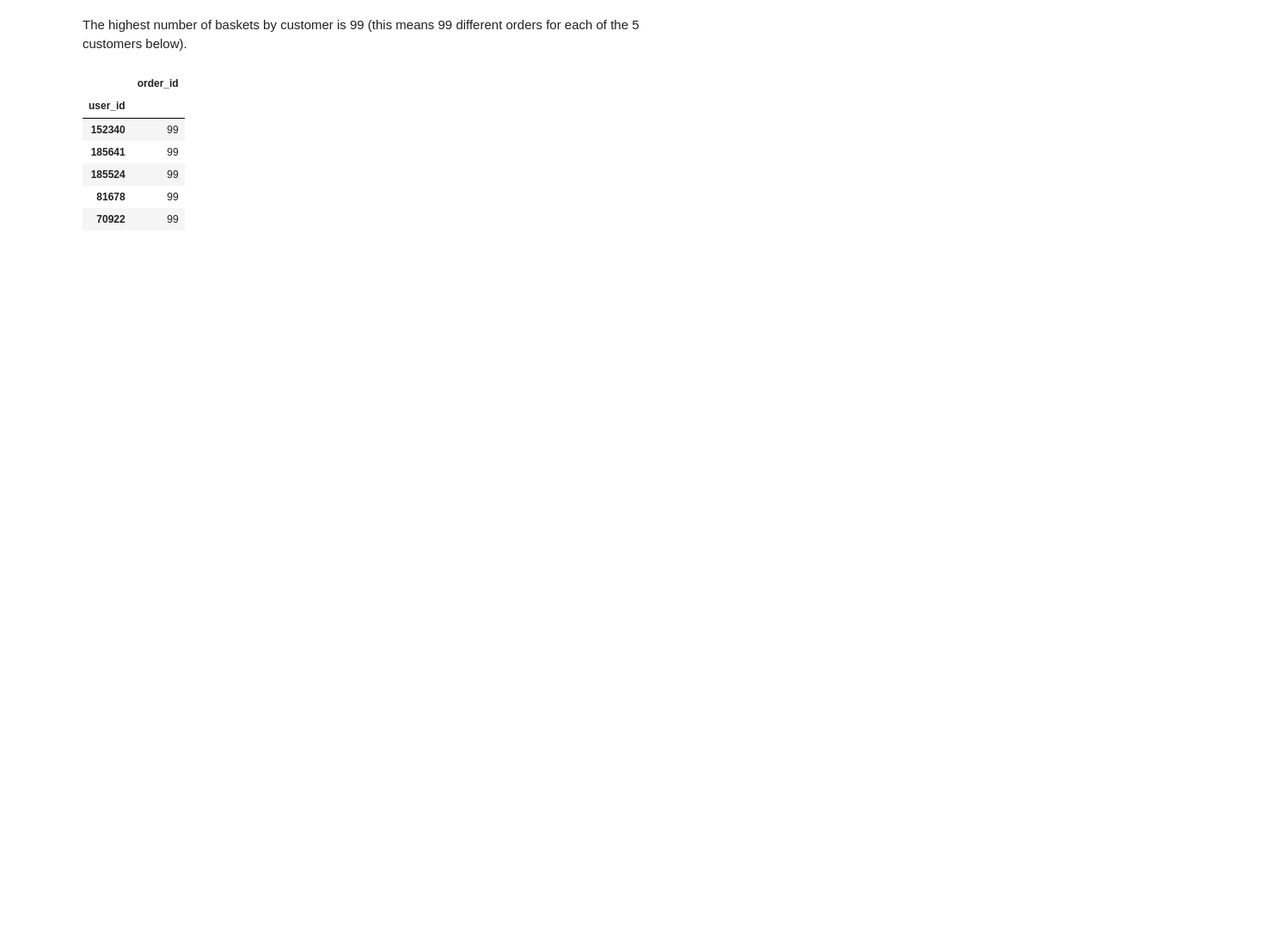
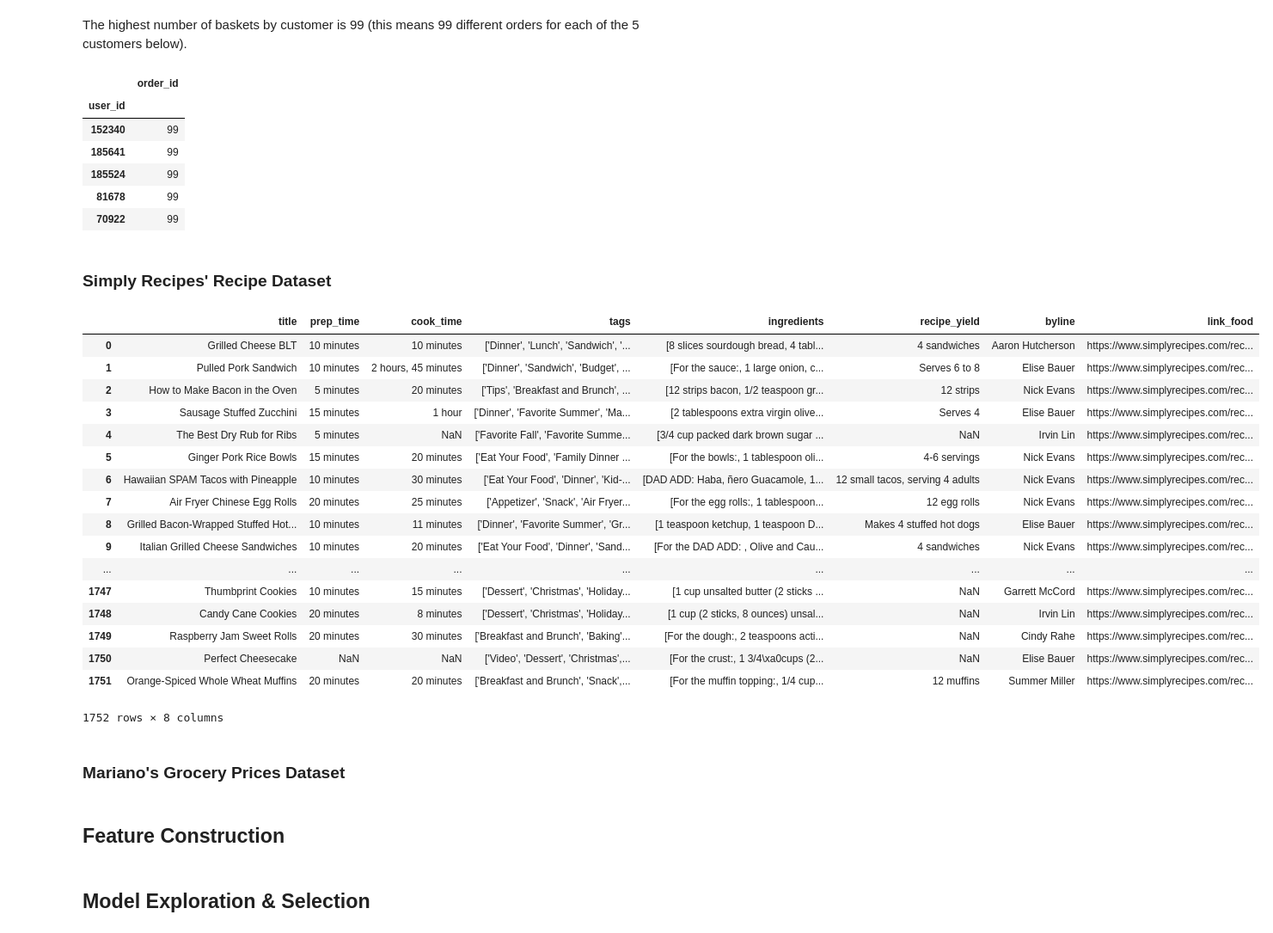
Before and after one commit to mberrien-fitzsimons/recipe_recommendation_system, a Jupyter notebook: notebooks/04_reports/20190911-DRAFT-final-report.ipynb, the cells around one changed output. Shown at 86% size. Saved outputs shown, nothing was run; the diff lists cells and outputs as text; code cells hidden in the pictures; blank space fills up the shorter version.

```diff
--- a/notebooks/04_reports/20190911-DRAFT-final-report.ipynb
+++ b/notebooks/04_reports/20190911-DRAFT-final-report.ipynb
@@ -161,3 +155,32 @@ pd.DataFrame(instacart_baskets.groupby('user_id')['order_id']\
 | 185524 | 99 |
 | 81678 | 99 |
 | 70922 | 99 |
+# %% [markdown]
+### Simply Recipes' Recipe Dataset
+# %%
+recipes_sr_inter
+# %% [output]
+|  | title | prep_time | cook_time | tags | ingredients | recipe_yield | byline | link_food |
+| 0 | Grilled Cheese BLT | 10 minutes | 10 minutes | ['Dinner', 'Lunch', 'Sandwich', '... | [8 slices sourdough bread, 4 tabl... | 4 sandwiches | Aaron Hutcherson | https://www.simplyrecipes.com/rec... |
+| 1 | Pulled Pork Sandwich | 10 minutes | 2 hours, 45 minutes | ['Dinner', 'Sandwich', 'Budget', ... | [For the sauce:, 1 large onion, c... | Serves 6 to 8 | Elise Bauer | https://www.simplyrecipes.com/rec... |
+| 2 | How to Make Bacon in the Oven | 5 minutes | 20 minutes | ['Tips', 'Breakfast and Brunch', ... | [12 strips bacon, 1/2 teaspoon gr... | 12 strips | Nick Evans | https://www.simplyrecipes.com/rec... |
+| 3 | Sausage Stuffed Zucchini | 15 minutes | 1 hour | ['Dinner', 'Favorite Summer', 'Ma... | [2 tablespoons extra virgin olive... | Serves 4 | Elise Bauer | https://www.simplyrecipes.com/rec... |
+| 4 | The Best Dry Rub for Ribs | 5 minutes | NaN | ['Favorite Fall', 'Favorite Summe... | [3/4 cup packed dark brown sugar ... | NaN | Irvin Lin | https://www.simplyrecipes.com/rec... |
+| 5 | Ginger Pork Rice Bowls | 15 minutes | 20 minutes | ['Eat Your Food', 'Family Dinner ... | [For the bowls:, 1 tablespoon oli... | 4-6 servings | Nick Evans | https://www.simplyrecipes.com/rec... |
+| 6 | Hawaiian SPAM Tacos with Pineapple | 10 minutes | 30 minutes | ['Eat Your Food', 'Dinner', 'Kid-... | [DAD ADD: Haba, ñero Guacamole, 1... | 12 small tacos, serving 4 adults | Nick Evans | https://www.simplyrecipes.com/rec... |
+| 7 | Air Fryer Chinese Egg Rolls | 20 minutes | 25 minutes | ['Appetizer', 'Snack', 'Air Fryer... | [For the egg rolls:, 1 tablespoon... | 12 egg rolls | Nick Evans | https://www.simplyrecipes.com/rec... |
+| 8 | Grilled Bacon-Wrapped Stuffed Hot... | 10 minutes | 11 minutes | ['Dinner', 'Favorite Summer', 'Gr... | [1 teaspoon ketchup, 1 teaspoon D... | Makes 4 stuffed hot dogs | Elise Bauer | https://www.simplyrecipes.com/rec... |
+| 9 | Italian Grilled Cheese Sandwiches | 10 minutes | 20 minutes | ['Eat Your Food', 'Dinner', 'Sand... | [For the DAD ADD: , Olive and Cau... | 4 sandwiches | Nick Evans | https://www.simplyrecipes.com/rec... |
+| ... | ... | ... | ... | ... | ... | ... | ... | ... |
+| 1747 | Thumbprint Cookies | 10 minutes | 15 minutes | ['Dessert', 'Christmas', 'Holiday... | [1 cup unsalted butter (2 sticks ... | NaN | Garrett McCord | https://www.simplyrecipes.com/rec... |
+| 1748 | Candy Cane Cookies | 20 minutes | 8 minutes | ['Dessert', 'Christmas', 'Holiday... | [1 cup (2 sticks, 8 ounces) unsal... | NaN | Irvin Lin | https://www.simplyrecipes.com/rec... |
+| 1749 | Raspberry Jam Sweet Rolls | 20 minutes | 30 minutes | ['Breakfast and Brunch', 'Baking'... | [For the dough:, 2 teaspoons acti... | NaN | Cindy Rahe | https://www.simplyrecipes.com/rec... |
+| 1750 | Perfect Cheesecake | NaN | NaN | ['Video', 'Dessert', 'Christmas',... | [For the crust:, 1 3/4\xa0cups (2... | NaN | Elise Bauer | https://www.simplyrecipes.com/rec... |
+| 1751 | Orange-Spiced Whole Wheat Muffins | 20 minutes | 20 minutes | ['Breakfast and Brunch', 'Snack',... | [For the muffin topping:, 1/4 cup... | 12 muffins | Summer Miller | https://www.simplyrecipes.com/rec... |
+1752 rows × 8 columns
+# %% [markdown]
+### Mariano's Grocery Prices Dataset
+# %% [markdown]
+## Feature Construction
+# %% [markdown]
+## Model Exploration & Selection
```
Also changed, not shown: parts of 9 cells of this notebook.
